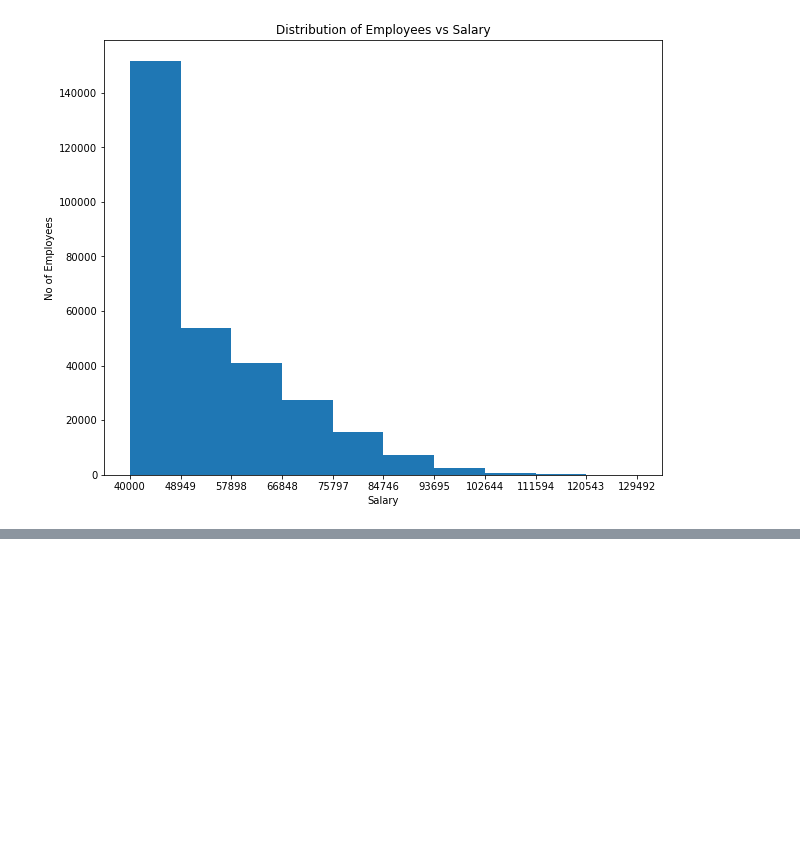
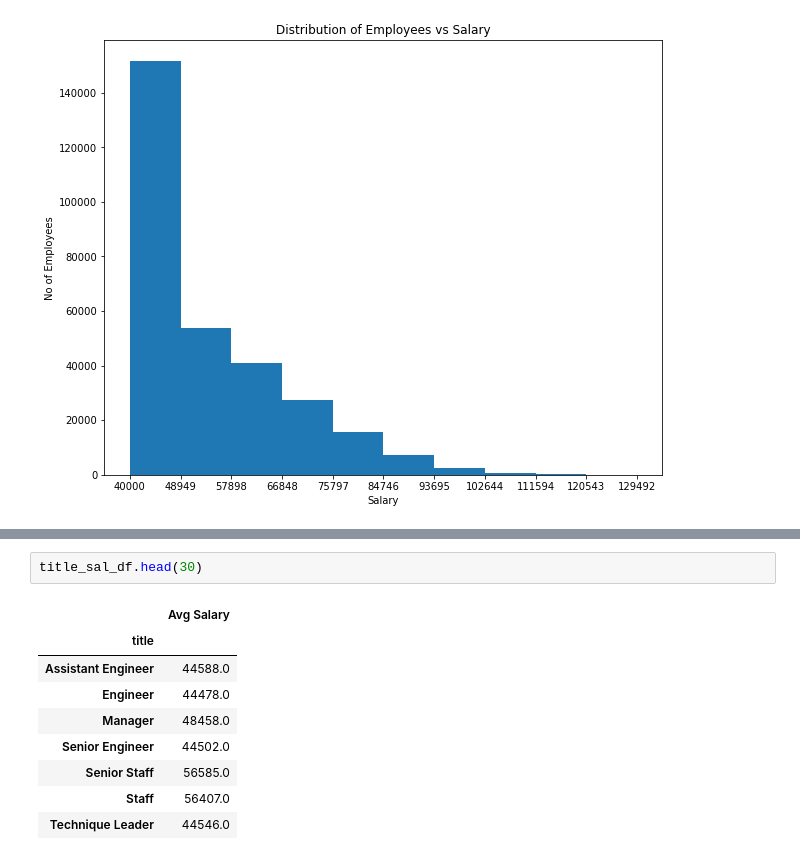
Before and after one commit to thienangiao/sql_challenge, a Jupyter notebook: Bonus.ipynb, the cells around one changed output, grey strips where cells are left out. Cells and saved outputs as stored; diff of their text form; blank space fills up the shorter version.

```diff
--- a/Bonus.ipynb
+++ b/Bonus.ipynb
@@ -36,0 +44,12 @@ plt.show()
+# %%
+title_sal_df.head(30)
+# %% [output]
+|  | Avg Salary |
+| title |  |
+| Assistant Engineer | 44588.0 |
+| Engineer | 44478.0 |
+| Manager | 48458.0 |
+| Senior Engineer | 44502.0 |
+| Senior Staff | 56585.0 |
+| Staff | 56407.0 |
+| Technique Leader | 44546.0 |
```
Also changed, not shown: parts of 3 cells of this notebook.
